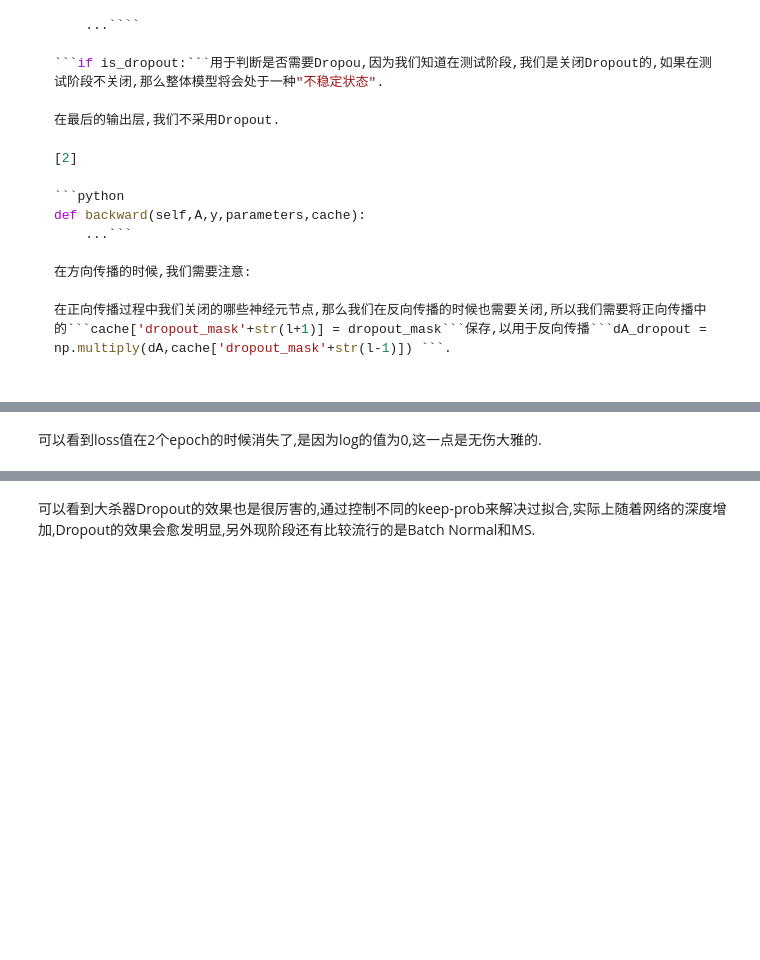
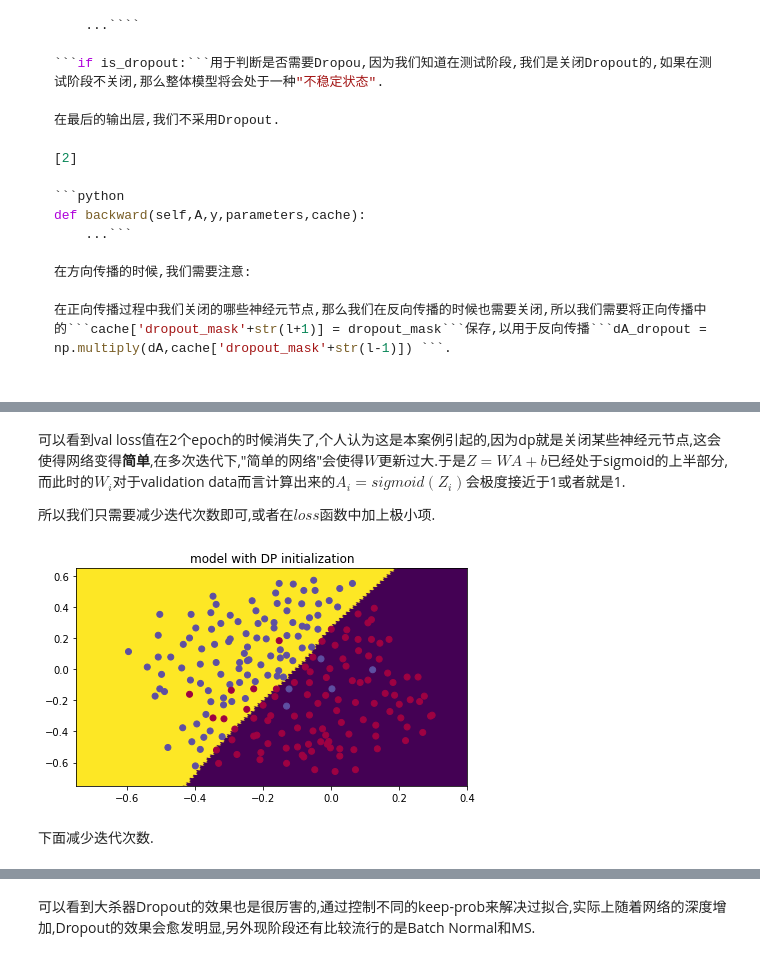
Before and after one commit to Heyra-Joker/Deep-Learning, a Jupyter notebook: 04 Improving-Deep-Neural-Networks/01 regularization dropout and something/Regulation/RegularizationAndDropout(Application).ipynb, the cells around one changed output, grey strips where cells are left out. Saved outputs shown, nothing was run; the diff lists cells and outputs as text; code cells hidden in the pictures; blank space fills up the shorter version.

```diff
--- a/04 Improving-Deep-Neural-Networks/01 regularization dropout and something/Regulation/RegularizationAndDropout(Application).ipynb
+++ b/04 Improving-Deep-Neural-Networks/01 regularization dropout and something/Regulation/RegularizationAndDropout(Application).ipynb
@@ -1296,2 +1296,10 @@ plot_plot(costs=costs_dp,acc_trains=acc_trains_dp,acc_vals=acc_vals_dp,val_costs
-# %% [markdown]
-可以看到loss值在2个epoch的时候消失了,是因为log的值为0,这一点是无伤大雅的.
+# %% [markdown]
+可以看到val loss值在2个epoch的时候消失了,个人认为这是本案例引起的,因为dp就是关闭某些神经元节点,这会使得网络变得**简单**,在多次迭代下,"简单的网络"会使得$W$更新过大.于是$Z=WA+b$已经处于sigmoid的上半部分,而此时的$W_i$对于validation data而言计算出来的$A_i=sigmoid(Z_i)$会极度接近于1或者就是1.
+
+所以我们只需要减少迭代次数即可,或者在$loss$函数中加上极小项.
+# %%
+dropout_model.plot_decision_boundary(X=train_X,Y=train_Y,paramerters=parameters_dp,title='DP')
+# %% [output]
+[figure, added]
+# %% [markdown]
+下面减少迭代次数.
```
Also changed, not shown: parts of 9 cells of this notebook, 2 other files.
